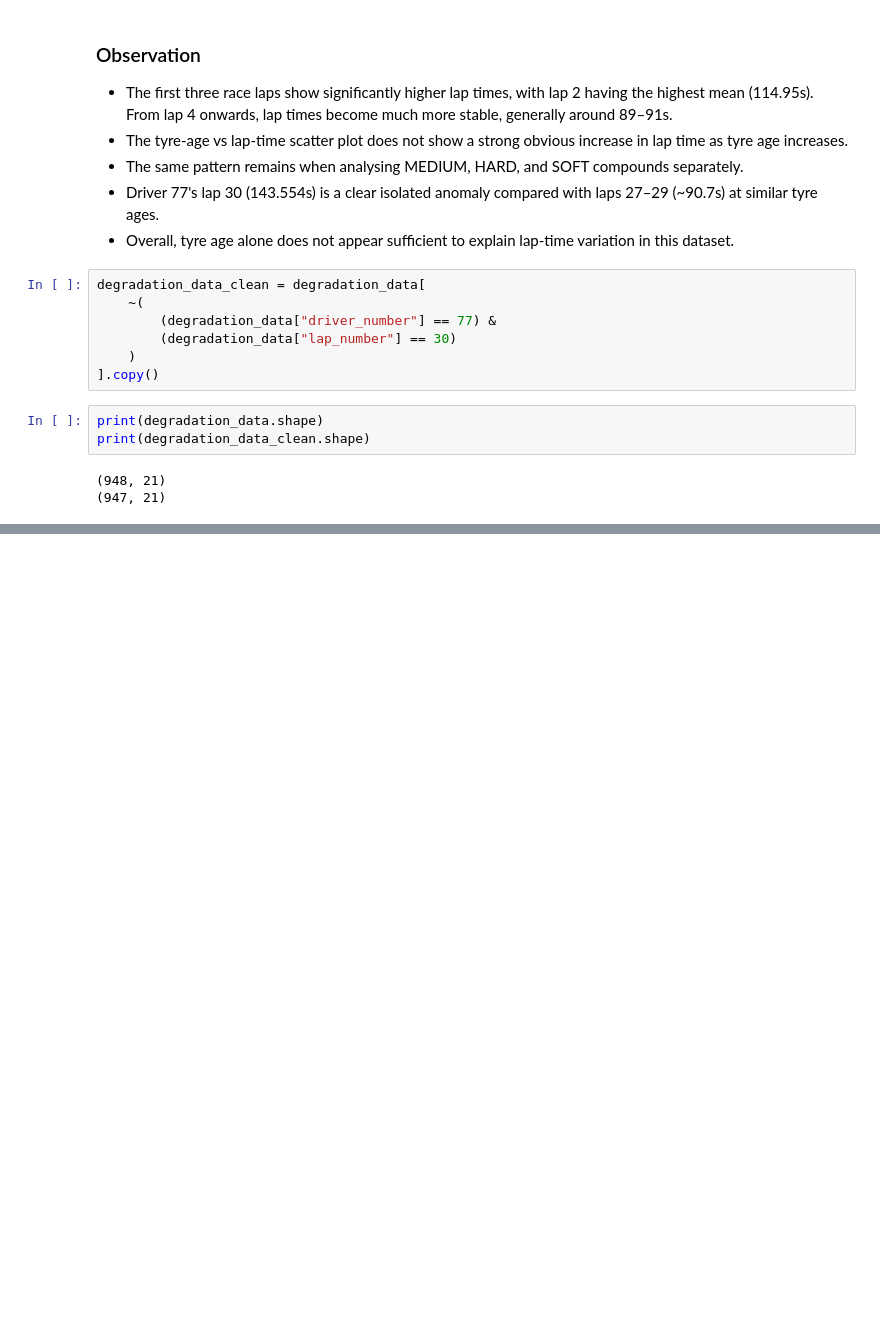
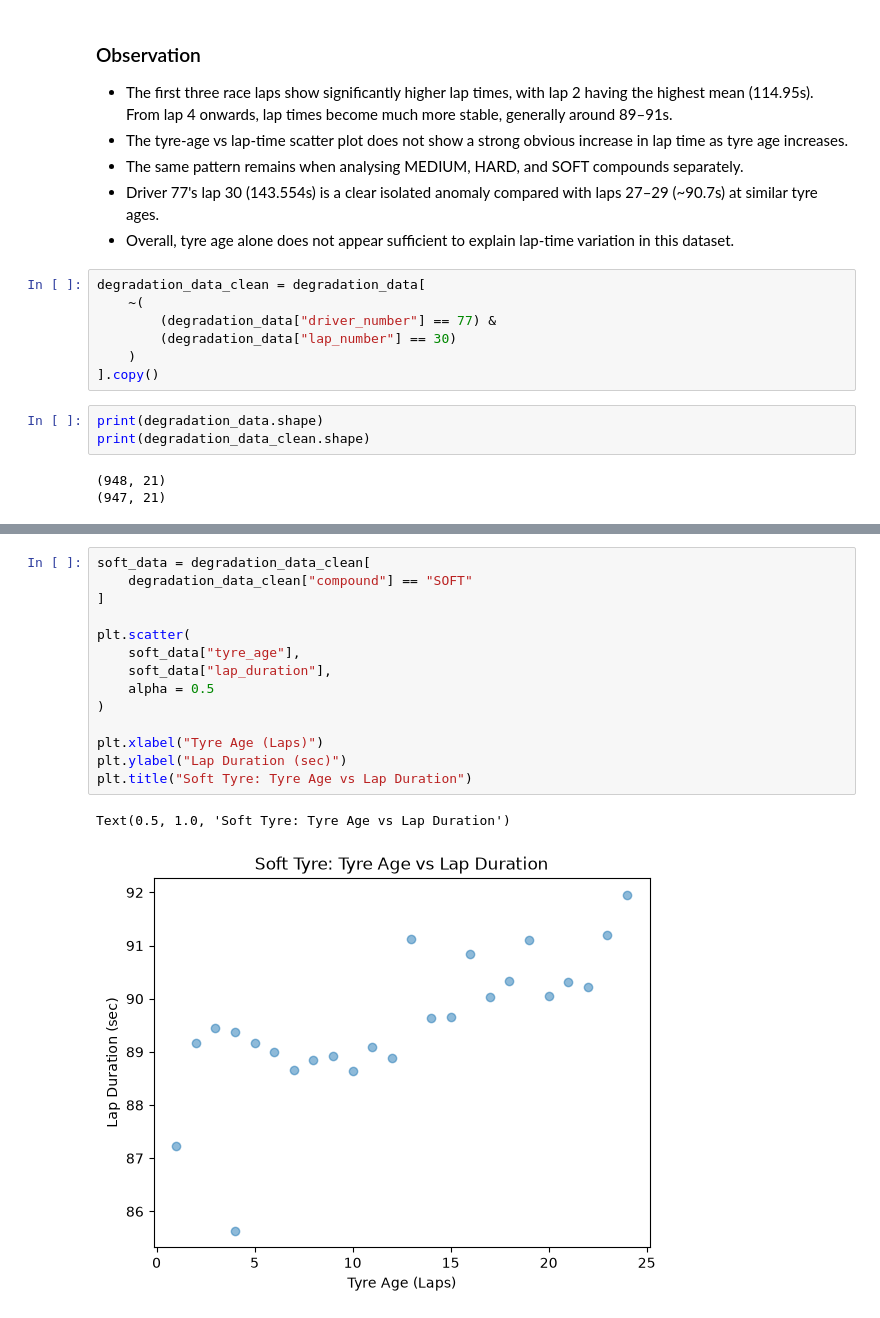
Before and after one commit to usma414/F1-Race-Intelligence-System, a Jupyter notebook: notebooks/01_initial_data_exploration.ipynb, the cells around one changed output, grey strips where cells are left out. Cells and saved outputs as stored; diff of their text form; blank space fills up the shorter version.

```diff
--- a/notebooks/01_initial_data_exploration.ipynb
+++ b/notebooks/01_initial_data_exploration.ipynb
@@ -1377,0 +1406,17 @@ plt.show()
+# %%
+soft_data = degradation_data_clean[
+    degradation_data_clean["compound"] == "SOFT"
+]
+
+plt.scatter(
+    soft_data["tyre_age"],
+    soft_data["lap_duration"],
+    alpha = 0.5
+)
+
+plt.xlabel("Tyre Age (Laps)")
+plt.ylabel("Lap Duration (sec)")
+plt.title("Soft Tyre: Tyre Age vs Lap Duration")
+# %% [output]
+Text(0.5, 1.0, 'Soft Tyre: Tyre Age vs Lap Duration')
+[figure, added]
```
Also changed, not shown: parts of 9 cells of this notebook.
